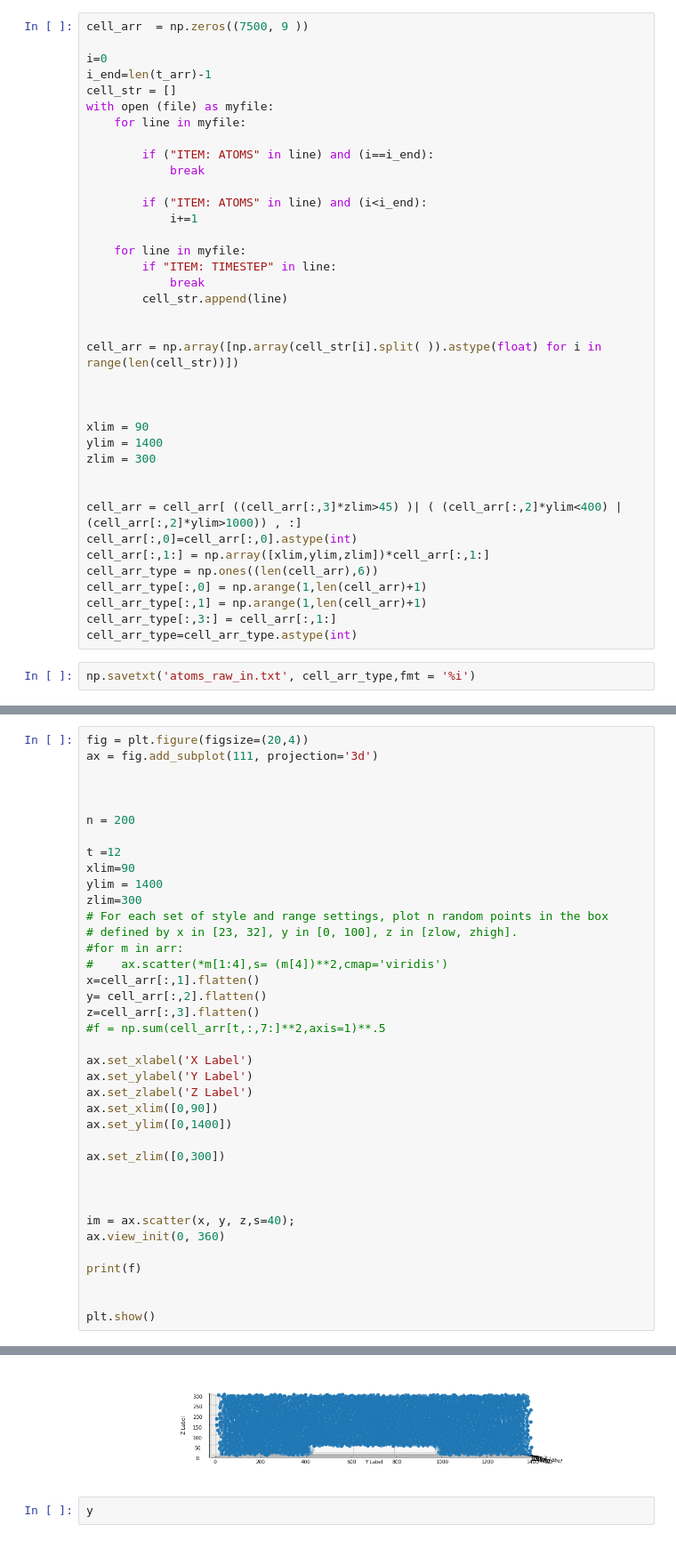
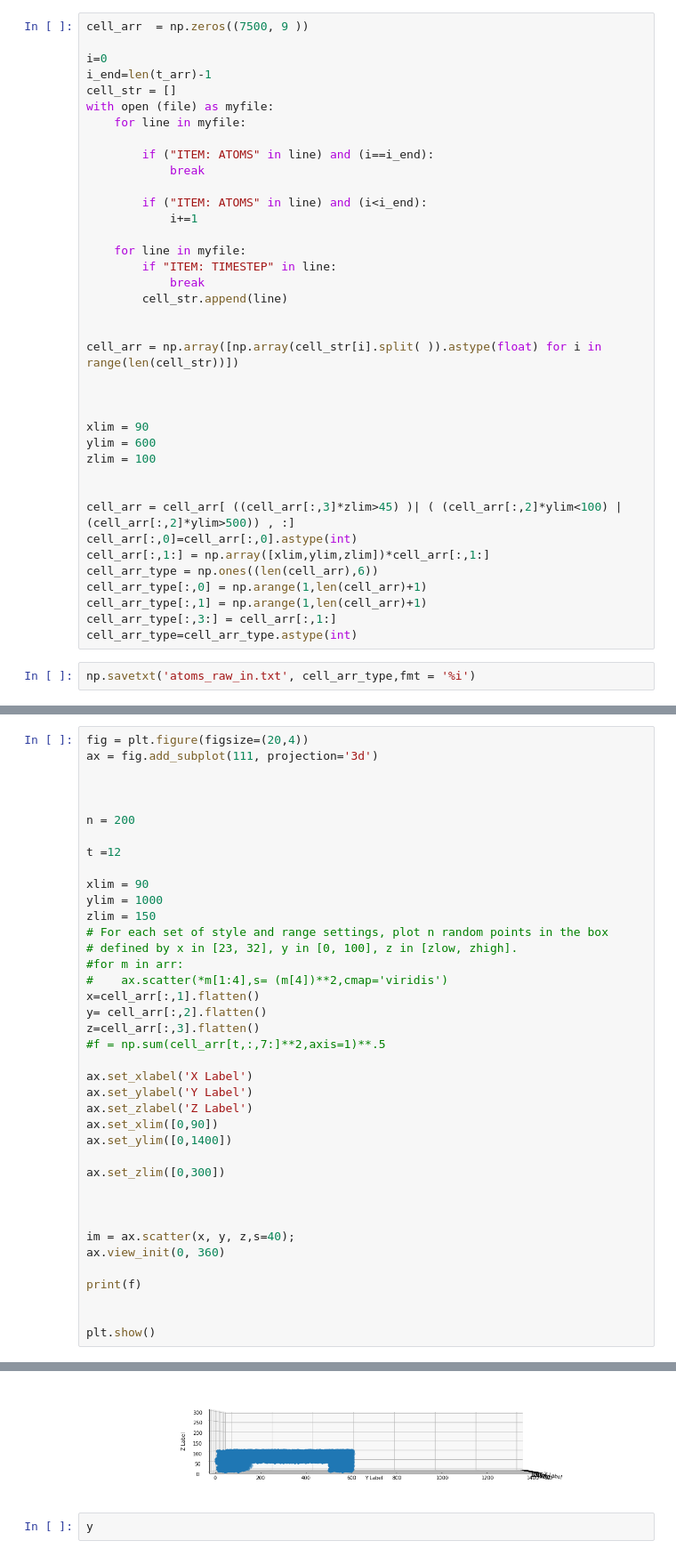
Before and after one commit to nkrishnan94/biofilm-ibm, a Jupyter notebook: atom_init.ipynb, the cells around one changed output, grey strips where cells are left out. Shown at 89% size. Saved outputs shown, nothing was run; the diff lists cells and outputs as text.

```diff
--- a/atom_init.ipynb
+++ b/atom_init.ipynb
@@ -60,11 +60,11 @@ cell_arr = np.array([np.array(cell_str[i].split( )).astype(float) for i in range
 
 
 xlim = 90
-ylim = 1400
-zlim = 300
+ylim = 600
+zlim = 100
 
 
-cell_arr = cell_arr[ ((cell_arr[:,3]*zlim>45) )| ( (cell_arr[:,2]*ylim<400) | (cell_arr[:,2]*ylim>1000)) , :]
+cell_arr = cell_arr[ ((cell_arr[:,3]*zlim>45) )| ( (cell_arr[:,2]*ylim<100) | (cell_arr[:,2]*ylim>500)) , :]
 cell_arr[:,0]=cell_arr[:,0].astype(int)
 cell_arr[:,1:] = np.array([xlim,ylim,zlim])*cell_arr[:,1:]
 cell_arr_type = np.ones((len(cell_arr),6))
@@ -97,38 +97,39 @@ ax = fig.add_subplot(111, projection='3d')
 n = 200
 
 t =12
-xlim=90
-ylim = 1400
-zlim=300
+
+xlim = 90
+ylim = 1000
+zlim = 150
 # For each set of style and range settings, plot n random points in the box
 # defined by x in [23, 32], y in [0, 100], z in [zlow, zhigh].
 #for m in arr:
 #    ax.scatter(*m[1:4],s= (m[4])**2,cmap='viridis')
 x=cell_arr[:,1].flatten()
 y= cell_arr[:,2].flatten()
 z=cell_arr[:,3].flatten()
 #f = np.sum(cell_arr[t,:,7:]**2,axis=1)**.5
 
 ax.set_xlabel('X Label')
 ax.set_ylabel('Y Label')
 ax.set_zlabel('Z Label')
 ax.set_xlim([0,90])
 ax.set_ylim([0,1400])
 
 ax.set_zlim([0,300])
 
 
 
 im = ax.scatter(x, y, z,s=40);
 ax.view_init(0, 360)
 
 print(f)
 
 
 plt.show()
 # %% [output]
 <_io.TextIOWrapper name='atoms_init_f.bp' mode='r' encoding='UTF-8'>
-[figure, old version]
+[figure, new version]
 # %%
 y
 # %% [output]
```
Also changed, not shown: parts of 2 cells of this notebook, 8 other files.
